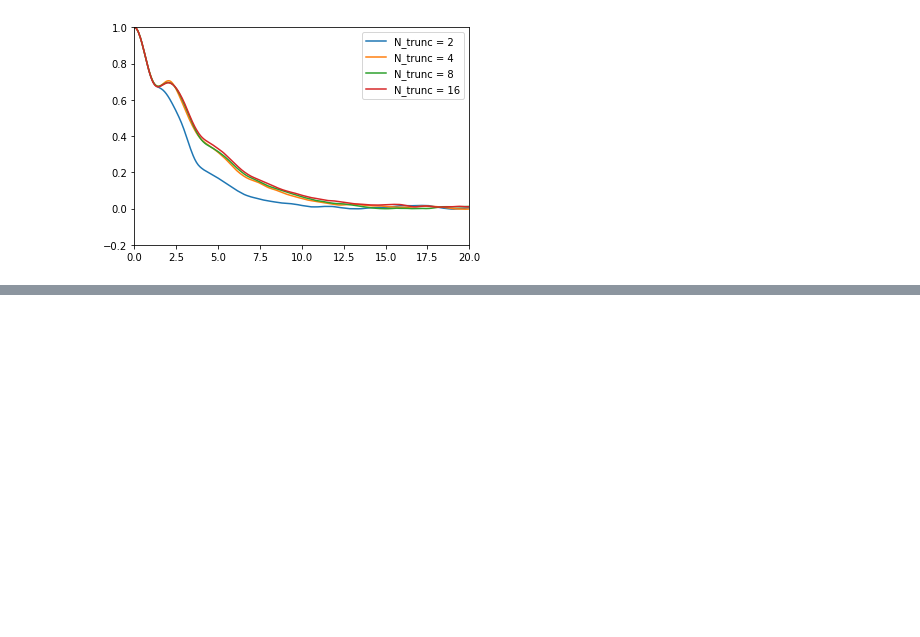
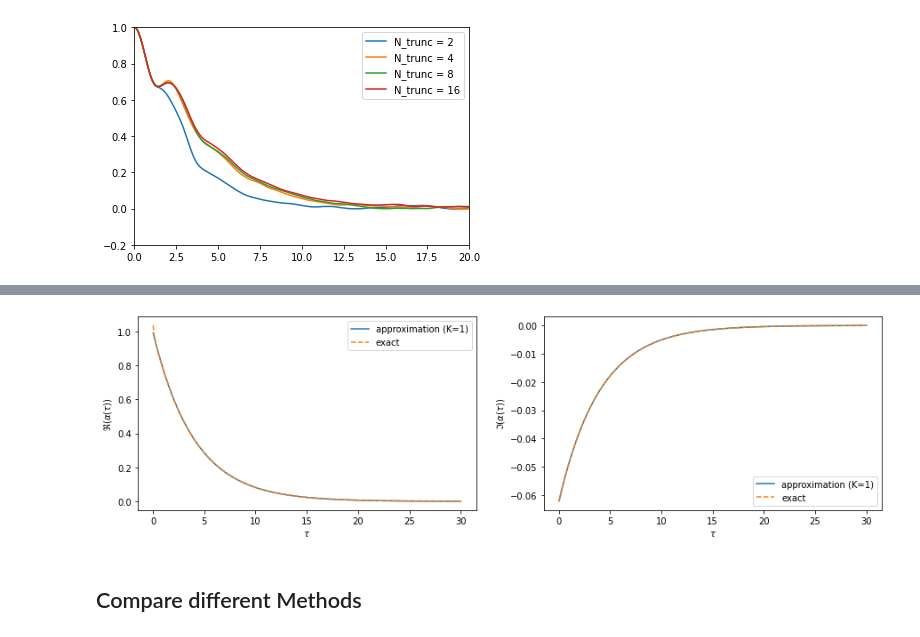
Before and after one commit to SnackerBit/HOPS, a Jupyter notebook: production/plots.ipynb, the cells around one changed output, grey strips where cells are left out. Drawn from its saved outputs; the diff is of its cells as text; code cells hidden in the pictures; blank space fills up the shorter version.

```diff
--- a/production/plots.ipynb
+++ b/production/plots.ipynb
@@ -140,0 +235,19 @@ with open("final/simple_hops_nonlinear_N_trunc_convergence.txt", "w+") as file:
+# %%
+taus = np.load("high_T_BCF/data/taus.npy")
+alphas = np.load("high_T_BCF/data/alphas.npy")
+alphas_compare = np.load("high_T_BCF/data/alphas_compare.npy")
+# %%
+figure, axarray = plt.subplots(1, 2, figsize=(15, 4))
+axarray[0].plot(taus, np.real(alphas), label="approximation (K=1)")
+axarray[0].plot(taus, np.real(alphas_compare), "--", label="exact")
+axarray[0].legend()
+axarray[0].set_xlabel(r"$\tau$")
+axarray[0].set_ylabel(r"$\Re(\alpha(\tau))$")
+axarray[1].plot(taus, np.imag(alphas), label="approximation (K=1)")
+axarray[1].plot(taus, np.imag(alphas_compare), "--", label="exact")
+axarray[1].legend()
+axarray[1].set_xlabel(r"$\tau$")
+axarray[1].set_ylabel(r"$\Im(\alpha(\tau))$")
+plt.show()
+# %% [output]
+[figure, added]
@@ -140,0 +264,2 @@ with open("final/simple_hops_nonlinear_N_trunc_convergence.txt", "w+") as file:
+# %% [markdown]
+## Compare different Methods
```
Also changed, not shown: parts of 30 cells of this notebook, 44 other files.
